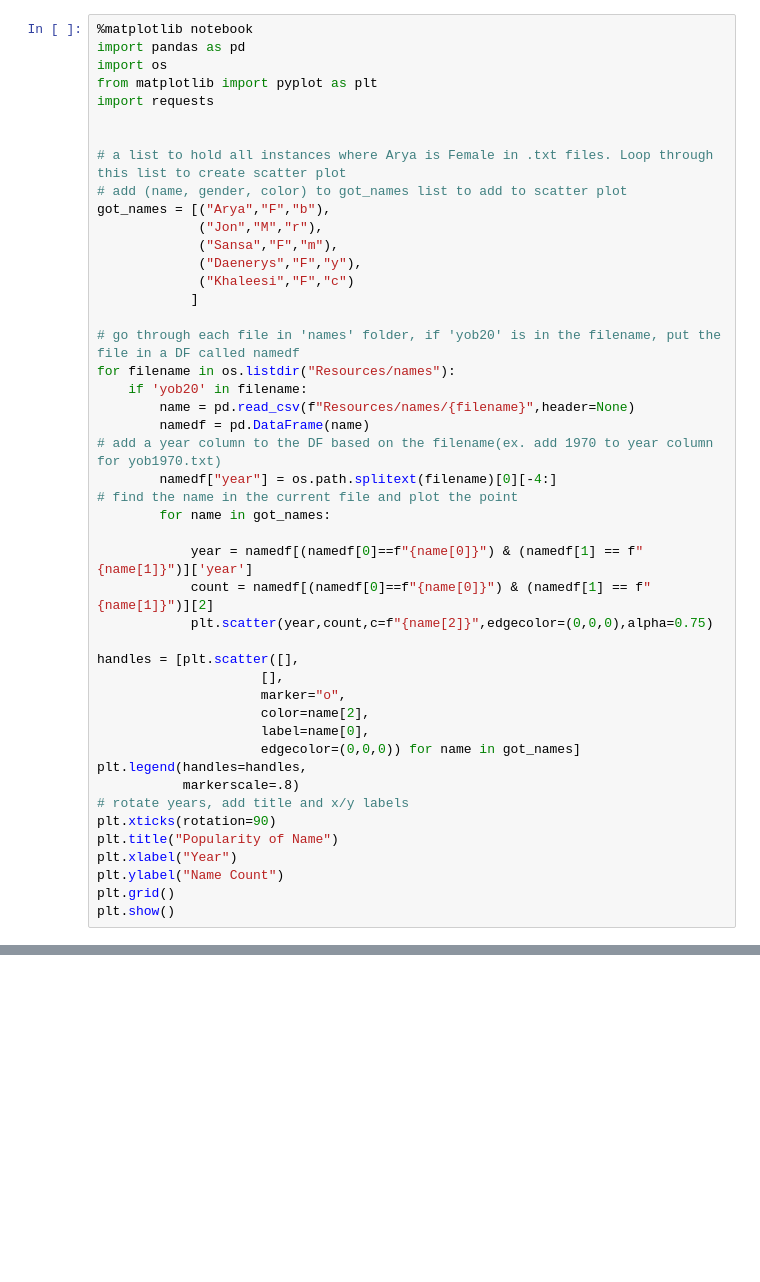
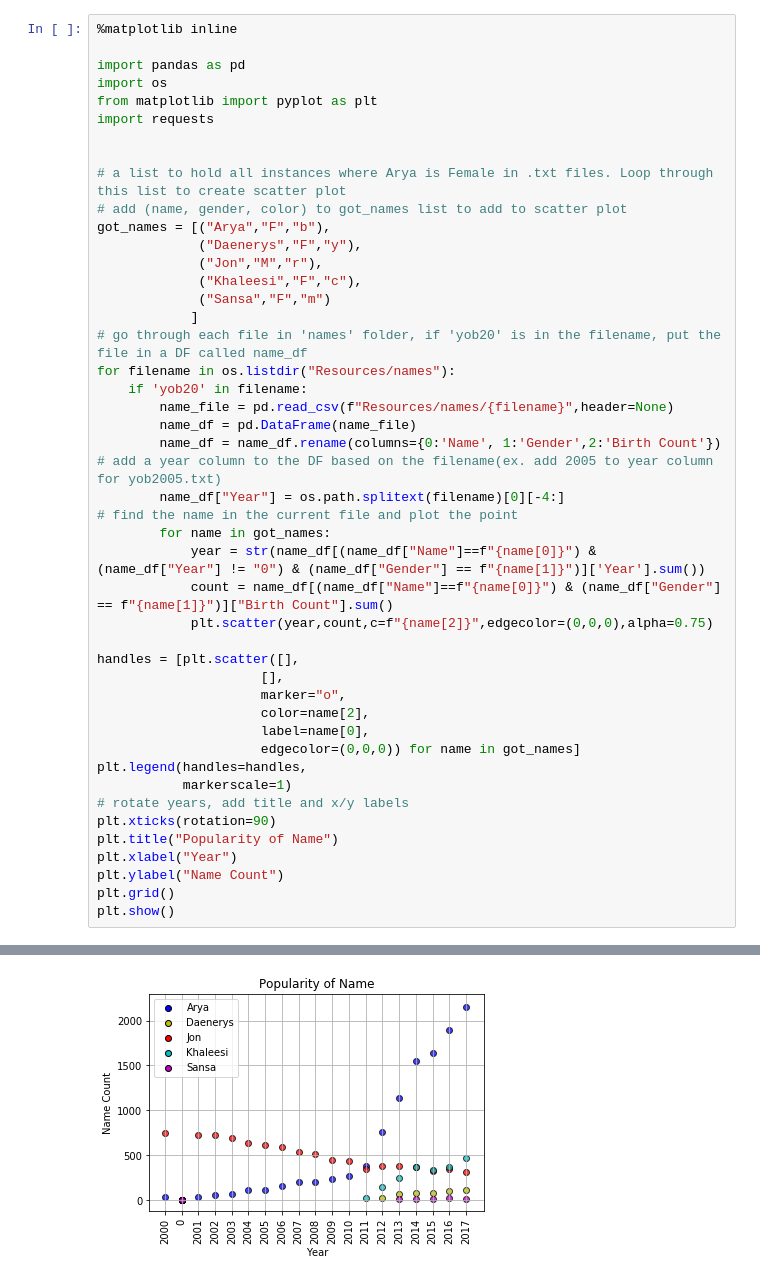
Before and after one commit to nsetnik0703/nightwatch, a Jupyter notebook: Untitled.ipynb, the cells around one changed output, grey strips where cells are left out. Saved outputs shown, nothing was run; the diff lists cells and outputs as text; blank space fills up the shorter version.

Commit message:
added graphs and DFs

```diff
--- a/Untitled.ipynb
+++ b/Untitled.ipynb
@@ -1,5 +1,6 @@
 # %%
-%matplotlib notebook
+%matplotlib inline
+
 import pandas as pd
 import os
 from matplotlib import pyplot as plt
@@ -9,24 +10,23 @@ import requests
 # a list to hold all instances where Arya is Female in .txt files. Loop through this list to create scatter plot
 # add (name, gender, color) to got_names list to add to scatter plot
 got_names = [("Arya","F","b"),
+             ("Daenerys","F","y"),
              ("Jon","M","r"),
-             ("Sansa","F","m"),
-             ("Daenerys","F","y"),
-             ("Khaleesi","F","c")
+             ("Khaleesi","F","c"),
+             ("Sansa","F","m")
             ]
-
-# go through each file in 'names' folder, if 'yob20' is in the filename, put the file in a DF called namedf
+# go through each file in 'names' folder, if 'yob20' is in the filename, put the file in a DF called name_df
 for filename in os.listdir("Resources/names"):
     if 'yob20' in filename:
-        name = pd.read_csv(f"Resources/names/{filename}",header=None)
-        namedf = pd.DataFrame(name)
-# add a year column to the DF based on the filename(ex. add 1970 to year column for yob1970.txt)
-        namedf["year"] = os.path.splitext(filename)[0][-4:]
+        name_file = pd.read_csv(f"Resources/names/{filename}",header=None)
+        name_df = pd.DataFrame(name_file)
+        name_df = name_df.rename(columns={0:'Name', 1:'Gender',2:'Birth Count'})
+# add a year column to the DF based on the filename(ex. add 2005 to year column for yob2005.txt)
+        name_df["Year"] = os.path.splitext(filename)[0][-4:]
 # find the name in the current file and plot the point
         for name in got_names:
-
-            year = namedf[(namedf[0]==f"{name[0]}") & (namedf[1] == f"{name[1]}")]['year']
-            count = namedf[(namedf[0]==f"{name[0]}") & (namedf[1] == f"{name[1]}")][2]
+            year = str(name_df[(name_df["Name"]==f"{name[0]}") & (name_df["Year"] != "0") & (name_df["Gender"] == f"{name[1]}")]['Year'].sum())
+            count = name_df[(name_df["Name"]==f"{name[0]}") & (name_df["Gender"] == f"{name[1]}")]["Birth Count"].sum()
             plt.scatter(year,count,c=f"{name[2]}",edgecolor=(0,0,0),alpha=0.75)
 
 handles = [plt.scatter([],
@@ -36,7 +36,7 @@ handles = [plt.scatter([],
                      label=name[0],
                      edgecolor=(0,0,0)) for name in got_names]
 plt.legend(handles=handles,
-           markerscale=.8)
+           markerscale=1)
 # rotate years, add title and x/y labels
 plt.xticks(rotation=90)
 plt.title("Popularity of Name")
@@ -49,0 +48 @@ plt.show()
+[figure, added]
```
Also changed, not shown: parts of 14 cells of this notebook.
